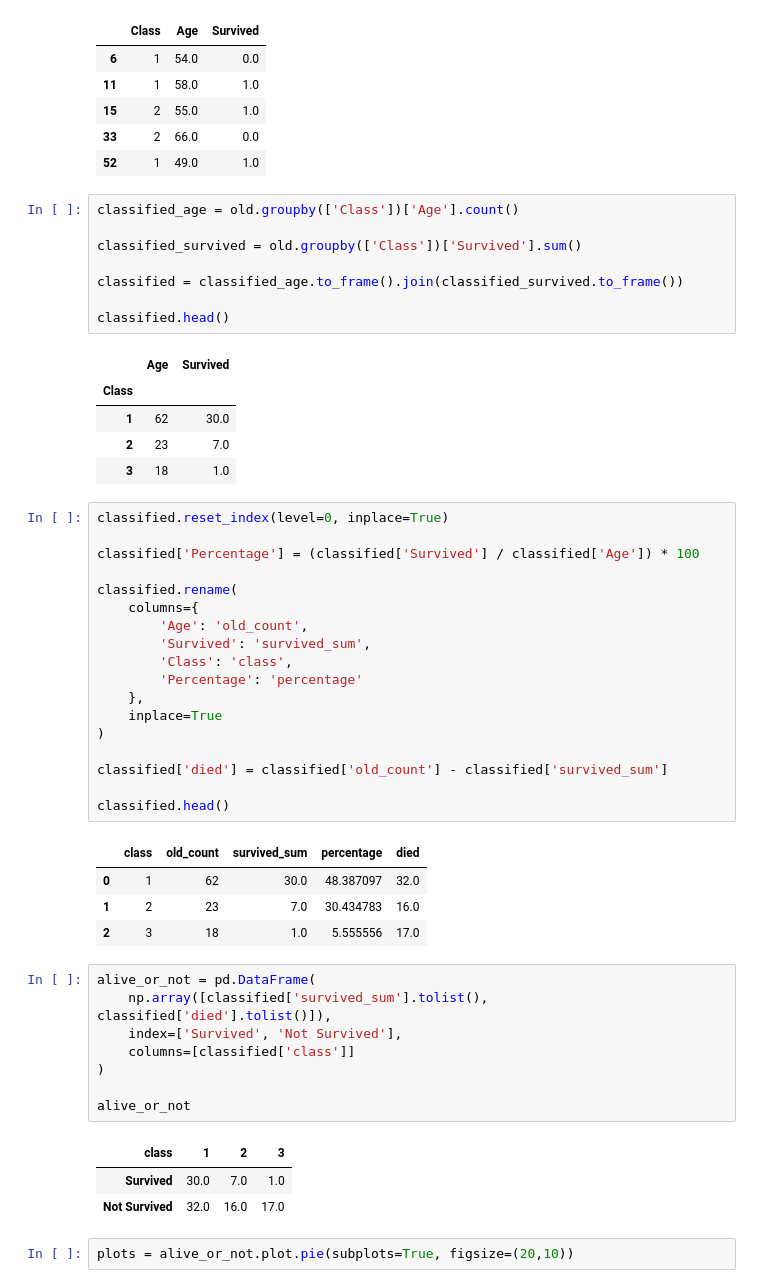
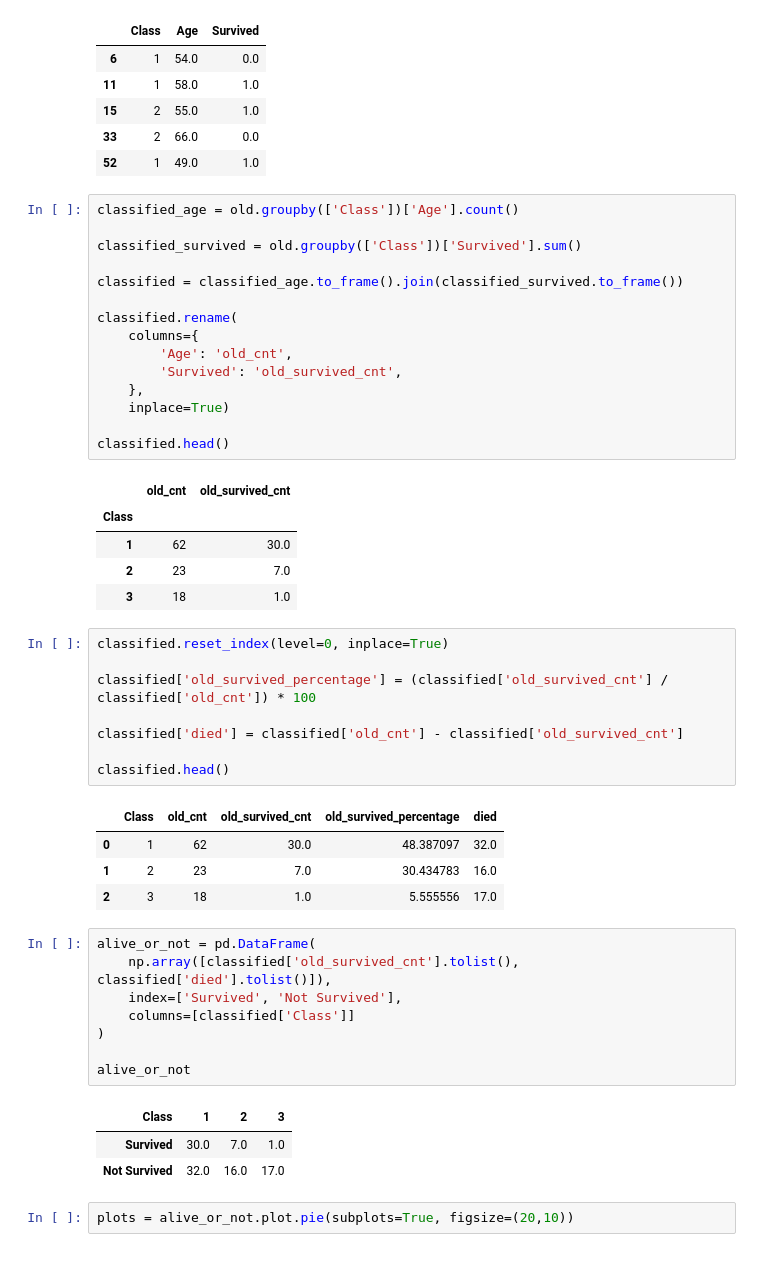
Before and after one commit to u2-de-students-lab/titanic_exploration, a Jupyter notebook: oleggerasinovich/Titanic.ipynb, the cells around one changed output. Drawn from its saved outputs; the diff is of its cells as text.

```diff
--- a/oleggerasinovich/Titanic.ipynb
+++ b/oleggerasinovich/Titanic.ipynb
@@ -112,9 +112,16 @@ classified_survived = old.groupby(['Class'])['Survived'].sum()
 
 classified = classified_age.to_frame().join(classified_survived.to_frame())
 
+classified.rename(
+    columns={
+        'Age': 'old_cnt',
+        'Survived': 'old_survived_cnt',
+    },
+    inplace=True)
+
 classified.head()
 # %% [output]
-|  | Age | Survived |
+|  | old_cnt | old_survived_cnt |
 | Class |  |  |
 | 1 | 62 | 30.0 |
 | 2 | 23 | 7.0 |
@@ -122,36 +129,26 @@ classified.head()
 # %%
 classified.reset_index(level=0, inplace=True)
 
-classified['Percentage'] = (classified['Survived'] / classified['Age']) * 100
+classified['old_survived_percentage'] = (classified['old_survived_cnt'] / classified['old_cnt']) * 100
 
-classified.rename(
-    columns={
-        'Age': 'old_count',
-        'Survived': 'survived_sum',
-        'Class': 'class',
-        'Percentage': 'percentage'
-    },
-    inplace=True
-)
-
-classified['died'] = classified['old_count'] - classified['survived_sum']
+classified['died'] = classified['old_cnt'] - classified['old_survived_cnt']
 
 classified.head()
 # %% [output]
-|  | class | old_count | survived_sum | percentage | died |
+|  | Class | old_cnt | old_survived_cnt | old_survived_percentage | died |
 | 0 | 1 | 62 | 30.0 | 48.387097 | 32.0 |
 | 1 | 2 | 23 | 7.0 | 30.434783 | 16.0 |
 | 2 | 3 | 18 | 1.0 | 5.555556 | 17.0 |
 # %%
 alive_or_not = pd.DataFrame(
-    np.array([classified['survived_sum'].tolist(), classified['died'].tolist()]),
+    np.array([classified['old_survived_cnt'].tolist(), classified['died'].tolist()]),
     index=['Survived', 'Not Survived'],
-    columns=[classified['class']]
+    columns=[classified['Class']]
 )
 
 alive_or_not
 # %% [output]
-| class | 1 | 2 | 3 |
+| Class | 1 | 2 | 3 |
 | Survived | 30.0 | 7.0 | 1.0 |
 | Not Survived | 32.0 | 16.0 | 17.0 |
 # %%
```
Also changed, not shown: parts of 13 cells of this notebook.
